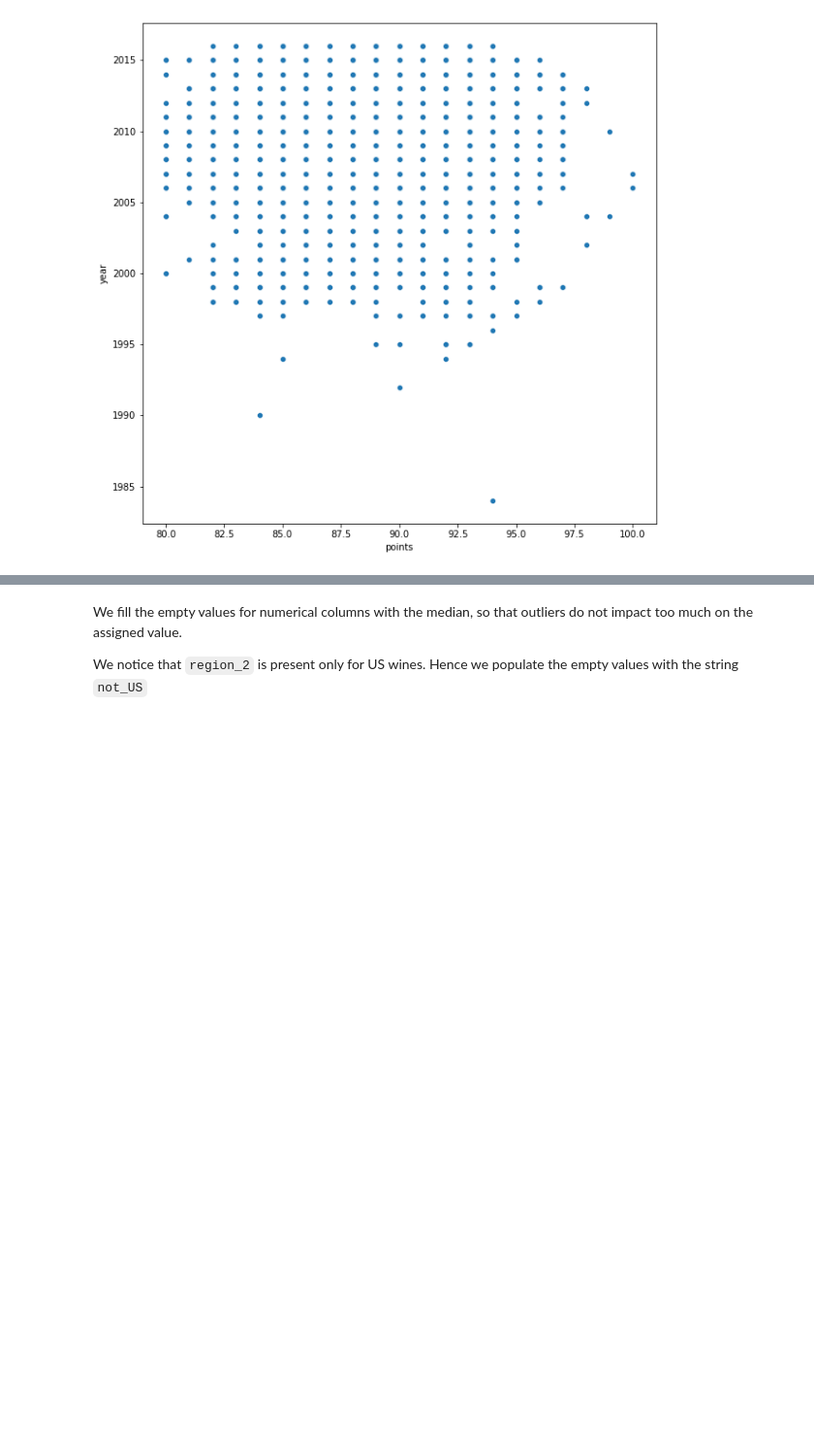
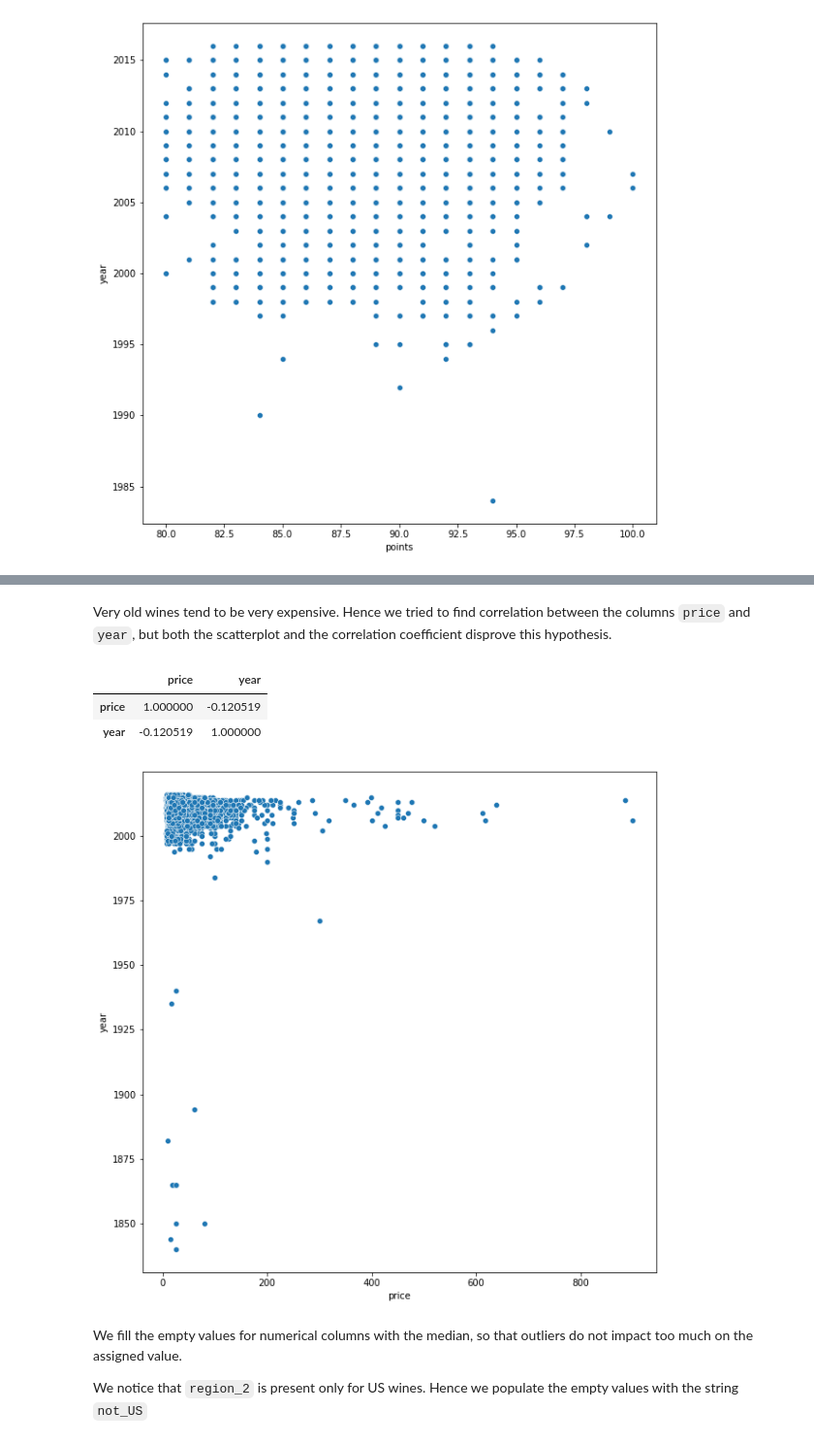
Before and after one commit to albertocarot1/datarevenue-code-challange, a Jupyter notebook: notebooks/DataExploration.ipynb, the cells around one changed output, grey strips where cells are left out. Shown at 97% size. Cells and saved outputs as stored; diff of their text form; code cells hidden in the pictures; blank space fills up the shorter version.

```diff
--- a/notebooks/DataExploration.ipynb
+++ b/notebooks/DataExploration.ipynb
@@ -337,3 +341,14 @@ df[["points", "year"]].corr(method="pearson")
+# %% [markdown]
+Very old wines tend to be very expensive. Hence we tried to find correlation between the columns `price` and `year`, but both the scatterplot and the correlation coefficient disprove this hypothesis.
+# %%
+plt.figure(figsize=(10, 10))
+sns.scatterplot(data=df, x="price", y="year")
+df[["price", "year"]].corr(method="spearman")
+# %% [output]
+|  | price | year |
+| price | 1.000000 | -0.120519 |
+| year | -0.120519 | 1.000000 |
+[figure, added]
 # %% [markdown]
 We fill the empty values for numerical columns with the median, so that outliers do not impact too much on the assigned value.
 
```
Also changed, not shown: parts of 32 cells of this notebook, 1 other file.
